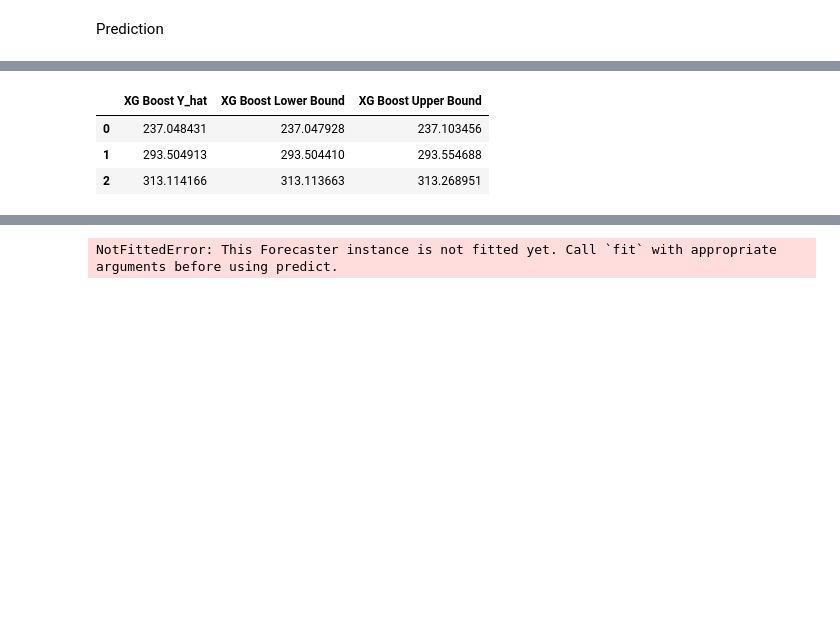
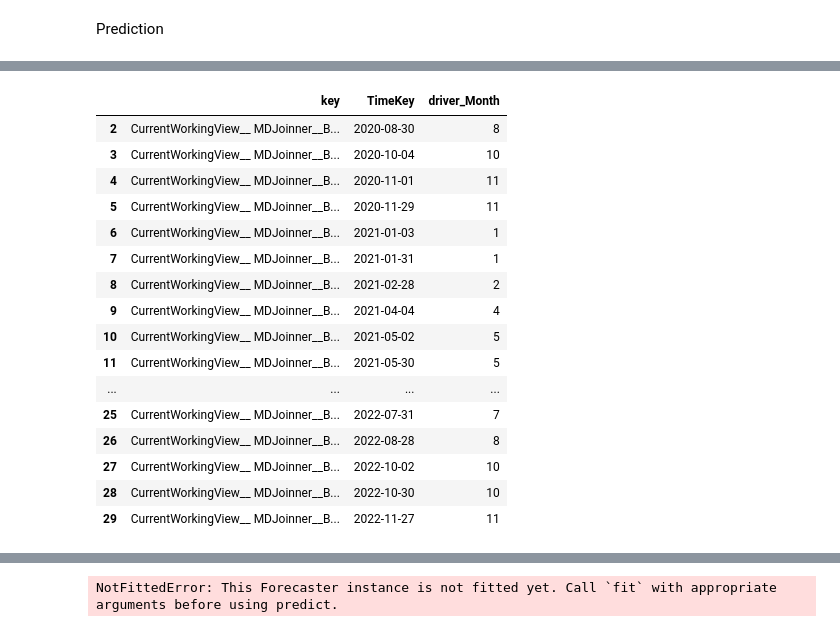
Before and after one commit to mbahau/Forecastinit, a Jupyter notebook: mian.ipynb, the cells around one changed output, grey strips where cells are left out. Saved outputs shown, nothing was run; the diff lists cells and outputs as text; code cells hidden in the pictures; blank space fills up the shorter version.

```diff
--- a/mian.ipynb
+++ b/mian.ipynb
@@ -208,7 +219,20 @@ Number of models compared: 252.
-# %%
-rf
-# %% [output]
-|  | XG Boost Y_hat | XG Boost Lower Bound | XG Boost Upper Bound |
-| 0 | 237.048431 | 237.047928 | 237.103456 |
-| 1 | 293.504913 | 293.504410 | 293.554688 |
-| 2 | 313.114166 | 313.113663 | 313.268951 |
+# %%
+X_train
+# %% [output]
+|  | key | TimeKey | driver_Month |
+| 2 | CurrentWorkingView__ MDJoinner__B... | 2020-08-30 | 8 |
+| 3 | CurrentWorkingView__ MDJoinner__B... | 2020-10-04 | 10 |
+| 4 | CurrentWorkingView__ MDJoinner__B... | 2020-11-01 | 11 |
+| 5 | CurrentWorkingView__ MDJoinner__B... | 2020-11-29 | 11 |
+| 6 | CurrentWorkingView__ MDJoinner__B... | 2021-01-03 | 1 |
+| 7 | CurrentWorkingView__ MDJoinner__B... | 2021-01-31 | 1 |
+| 8 | CurrentWorkingView__ MDJoinner__B... | 2021-02-28 | 2 |
+| 9 | CurrentWorkingView__ MDJoinner__B... | 2021-04-04 | 4 |
+| 10 | CurrentWorkingView__ MDJoinner__B... | 2021-05-02 | 5 |
+| 11 | CurrentWorkingView__ MDJoinner__B... | 2021-05-30 | 5 |
+| ... | ... | ... | ... |
+| 25 | CurrentWorkingView__ MDJoinner__B... | 2022-07-31 | 7 |
+| 26 | CurrentWorkingView__ MDJoinner__B... | 2022-08-28 | 8 |
+| 27 | CurrentWorkingView__ MDJoinner__B... | 2022-10-02 | 10 |
+| 28 | CurrentWorkingView__ MDJoinner__B... | 2022-10-30 | 10 |
+| 29 | CurrentWorkingView__ MDJoinner__B... | 2022-11-27 | 11 |
```
Also changed, not shown: parts of 28 cells of this notebook.
